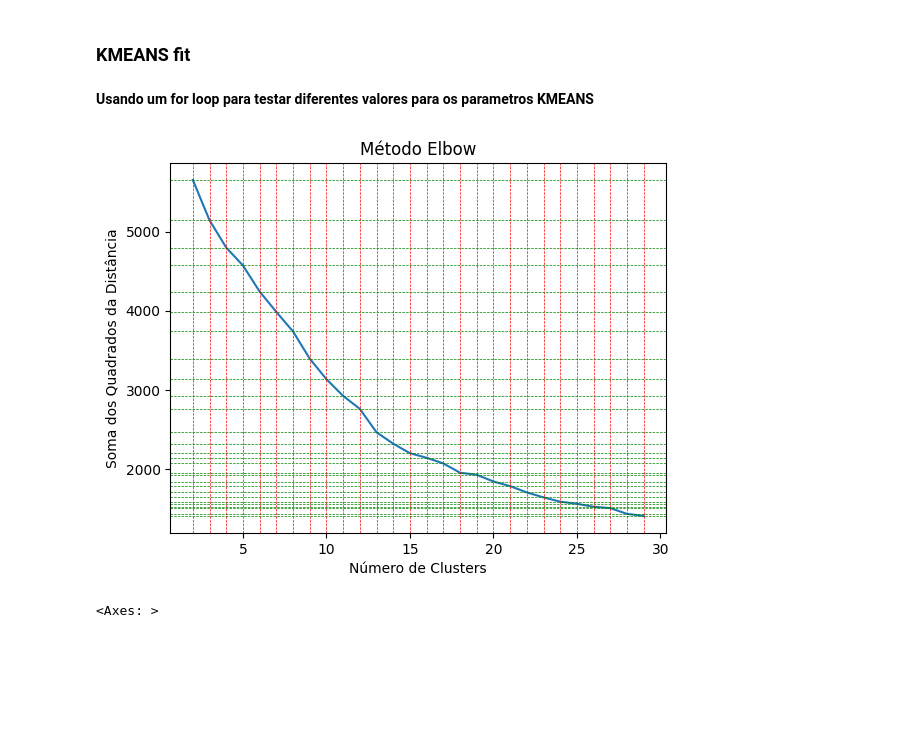
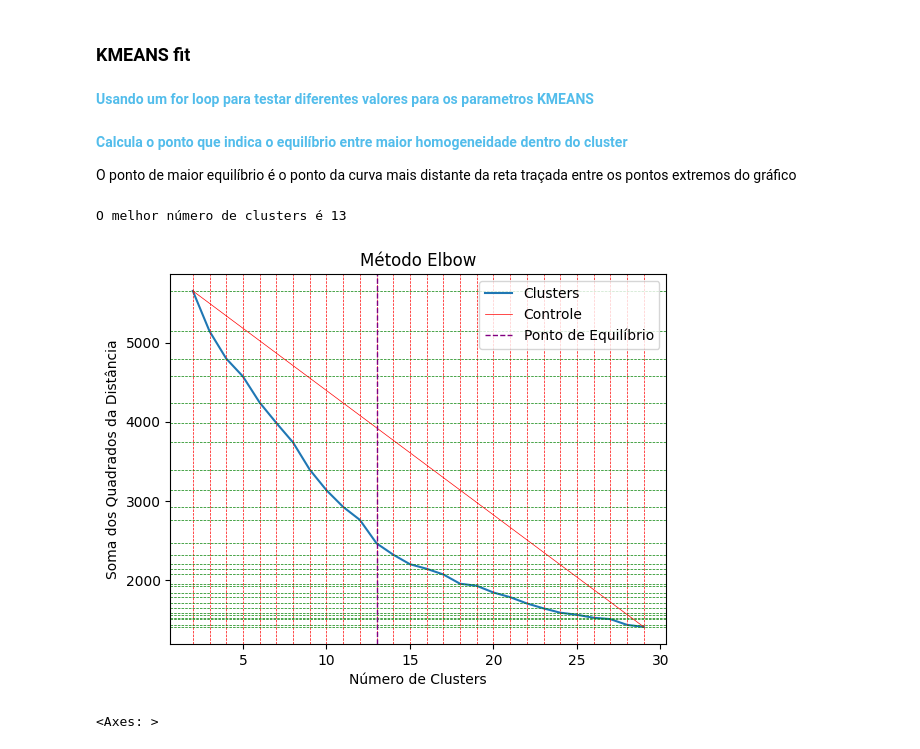
Before and after one commit to EricMencarini/Cluster_Kmeans, a Jupyter notebook: Kmeans_clusterização.ipynb, the cells around one changed output. Cells and saved outputs as stored; diff of their text form; code cells hidden in the pictures; blank space fills up the shorter version.

```diff
--- a/Kmeans_clusterização.ipynb
+++ b/Kmeans_clusterização.ipynb
@@ -280,6 +269,3 @@ dtype: int64
 df[df['Literacy (%)'].isnull()]
 # %% [output]
 |  | Country | Region | Population | Area (sq. mi.) | Pop. Density (per sq. mi.) | Coastline (coast/area ratio) | ... |
-# %%
-# Preenchendo valores com a média de cada grupo
-df['Literacy (%)'] = df['Literacy (%)'].fillna(df.groupby('Region')['Literacy (%)'].transform('mean'))
@@ -308,5 +272,3 @@ dtype: int64
-# %%
-df = df.dropna()
 # %% [markdown]
 ## Preparação dos dados
 # %%
@@ -353,13 +315,16 @@ array([[ 0.01969468,  0.02758332, -0.19984434, ..., -0.31928318,
 # %% [markdown]
 ### KMEANS fit
 # %% [markdown]
-**Usando um for loop para testar diferentes valores para os parametros KMEANS**
+<font color='#53BDEB'>**Usando um for loop para testar diferentes valores para os parametros KMEANS**</font>
 # %%
 from sklearn.cluster import KMeans
 # %%
 ssd = []
 
-for k in range(2, 30):
+inicio_range = 2
+fim_range = 30
+
+for k in range(inicio_range, fim_range):
 
     # Determina o método de inicialização k-means++ (default), máximo de iterações de 300,
     # 10 tentativas de inicialização e uma semente randômica para garantir a consistência em cada execução
@@ -369,30 +334,57 @@ for k in range(2, 30):
 
     #Soma das distâncias dos quadrados para o centro.
     ssd.append(model.inertia_)
+# %% [markdown]
+<font color='#53BDEB'>**Calcula o ponto que indica o equilíbrio entre maior homogeneidade dentro do cluster**</font>
+
+O ponto de maior equilíbrio é o ponto da curva mais distante da reta traçada entre os pontos extremos do gráfico
+# %%
+import math
+
+x1, y1 = inicio_range, ssd[0]
+x2, y2 = fim_range, ssd[len(ssd)-1]
+
+distances = []
+for i in range(len(ssd)):
+    x0 = i+2
+    y0 = ssd[i]
+    numerator = abs((y2-y1)*x0 - (x2-x1)*y0 + x2*y1 - y2*x1)
+    denominator = math.sqrt((y2 - y1)**2 + (x2 - x1)**2)
+    distances.append(numerator/denominator)
+
+melhor_quantidade = distances.index(max(distances)) + 2
+##---------------------------------------
+print(f"O melhor número de clusters é {melhor_quantidade}")
+# %% [output]
+O melhor número de clusters é 13
 # %%
 #plt.plot(range(2,30),ssd,'o--')
 #plt.plot(range(2,30), ssd)
 #lt.title('Método Elbow')
 #lt.xlabel("Número de Clusters")
 #plt.ylabel("Soma dos quadrados da distância")
 
-valores_x = range(2, 30)
+valores_x = range(inicio_range, fim_range)
 valores_y = ssd
 
-plt.plot(valores_x, valores_y)
+plt.plot(valores_x, valores_y, label='Clusters')
 plt.title('Método Elbow')
 plt.xlabel('Número de Clusters')
 plt.ylabel('Soma dos Quadrados da Distância')
 
 for x_value in valores_x:
     plt.axvline(x=x_value, color='r', linestyle='--', linewidth=0.5)
 
 for y_value in valores_y:
     plt.axhline(y=y_value, color='g', linestyle='--', linewidth=0.5)
 
+plt.plot([valores_x[0], valores_x[-1]], [valores_y[0], valores_y[-1]], color='r', linestyle='-', linewidth=0.5, label='Controle')
+
+plt.axvline(x=melhor_quantidade, color='purple', linestyle='--', linewidth=1, label='Ponto de Equilíbrio')
+plt.legend()
 plt.show()
 # %% [output]
-[figure, old version]
+[figure, new version]
 # %%
 pd.Series(ssd).diff().plot(kind='bar')
 # %% [output]
```
Also changed, not shown: parts of 44 cells of this notebook.
